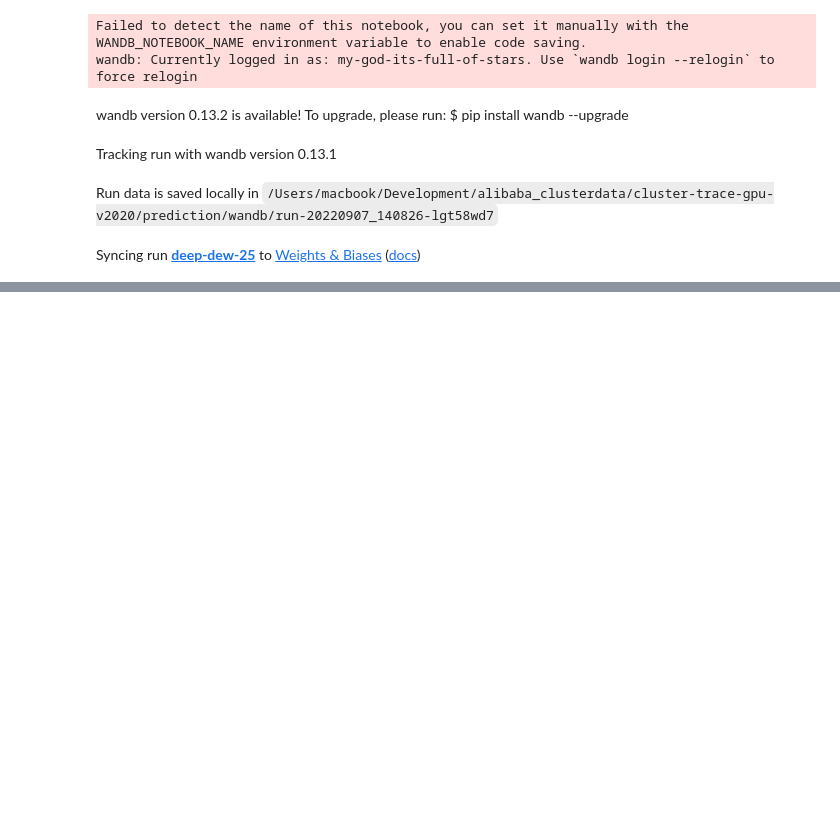
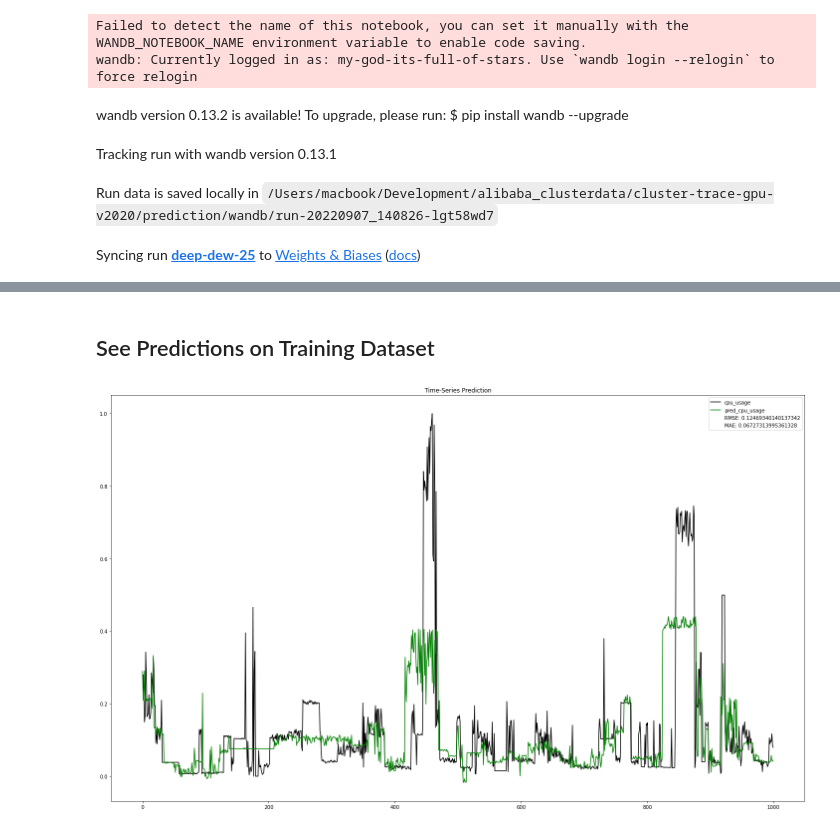
Before and after one commit to MyGodItsFull0fStars/alibaba_clusterdata, a Jupyter notebook: cluster-trace-gpu-v2020/prediction/lstm_general_prediction.ipynb, the cells around one changed output, grey strips where cells are left out. Cells and saved outputs as stored; diff of their text form; code cells hidden in the pictures; blank space fills up the shorter version.

Commit message:
Added plots to general prediction

```diff
--- a/cluster-trace-gpu-v2020/prediction/lstm_general_prediction.ipynb
+++ b/cluster-trace-gpu-v2020/prediction/lstm_general_prediction.ipynb
@@ -135,0 +185,31 @@ for epoch in range(num_epochs):
+# %%
+def plot_column(actual_values=actual_data_df, predicted_values=prediction_df, column_number: int = 0, rmse_threshold: float = 0.30):
+
+    if len(label_columns) <= column_number:
+        print('Out of Prediction Bounds')
+        return
+
+    plt.figure(figsize=(25, 15))  # plotting
+
+    column = label_columns[column_number]
+
+    rmse = get_rmse(actual_values[column], predicted_values[column])
+    mae = mean_absolute_error(actual_values[column], predicted_values[column])
+
+    predicted_color = 'green' if rmse < rmse_threshold else 'orange'
+
+    plt.plot(actual_values[column], label=column, color='black')  # actual plot
+    plt.plot(predicted_values[column], label='pred_' +
+             column, color=predicted_color)  # predicted plot
+
+    plt.title('Time-Series Prediction')
+    plt.plot([], [], ' ', label=f'RMSE: {rmse}')
+    plt.plot([], [], ' ', label=f'MAE: {mae}')
+    plt.legend()
+    plt.show()
+# %% [markdown]
+## See Predictions on Training Dataset
+# %%
+plot_column(column_number=0)
+# %% [output]
+[figure, added]
```
Also changed, not shown: parts of 16 cells of this notebook.
